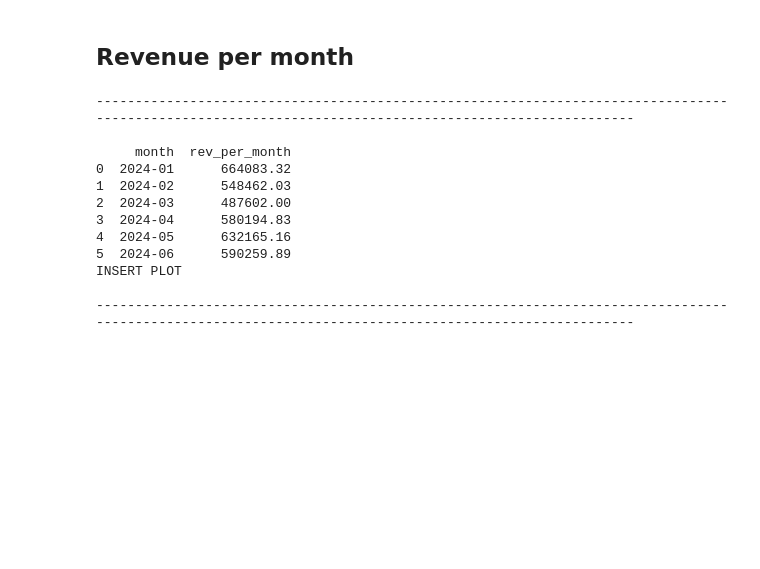
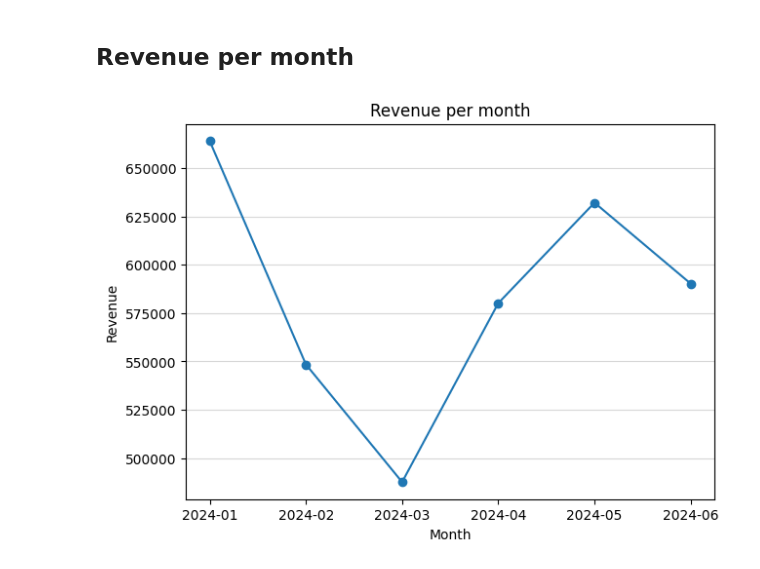
Before and after one commit to IreneGrisenti/E-handel, a Jupyter notebook: report.ipynb, the cells around one changed output. Drawn from its saved outputs; the diff is of its cells as text; code cells hidden in the pictures; blank space fills up the shorter version.

Commit message:
revenue per month

```diff
--- a/report.ipynb
+++ b/report.ipynb
@@ -102,24 +105,10 @@ The top 3 cities per revenue are:
 # %% [markdown]
 ## Revenue per month
 # %%
-print("---" * 50)
-print()
+df_monthly_revenue = revenue_per_month(df_clean)
 
-print(revenue_per_month(df_clean))
-print("INSERT PLOT")
-
-print()
-print("---" * 50)
+fig, ax = plt.subplots(figsize=(7,5))
+line(ax, df_monthly_revenue["month"], df_monthly_revenue["rev_per_month"],"Revenue per month", "Month", "Revenue")
+plt.show()
 # %% [output]
-------------------------------------------------------------------------------------------------------------------------------------------------------
-
-     month  rev_per_month
-0  2024-01      664083.32
-1  2024-02      548462.03
-2  2024-03      487602.00
-3  2024-04      580194.83
-4  2024-05      632165.16
-5  2024-06      590259.89
-INSERT PLOT
-
-------------------------------------------------------------------------------------------------------------------------------------------------------
+[figure, added]
```
Also changed, not shown: parts of 3 cells of this notebook, 1 other file.
